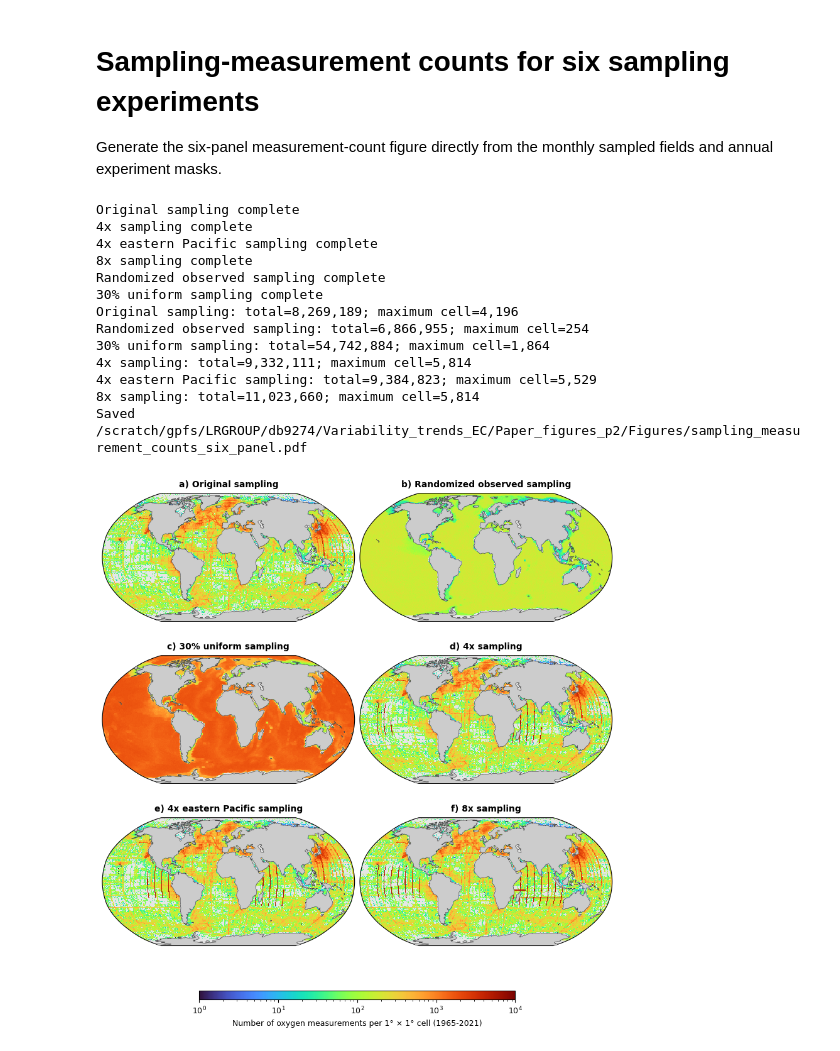
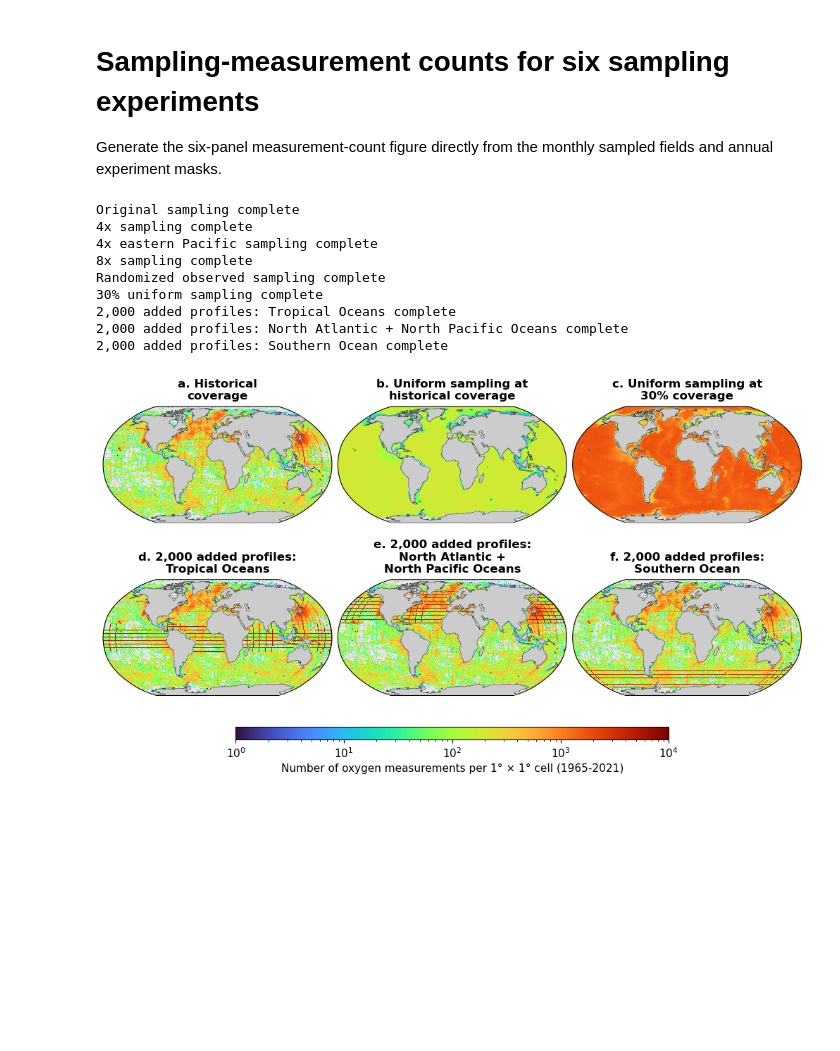
Before and after one commit to dhruvbhagtani/Historical_ocean_deoxygenation_figures, a Jupyter notebook: sampling_measurement_counts_six_panel.ipynb, the cells around one changed output. Saved outputs shown, nothing was run; the diff lists cells and outputs as text; code cells hidden in the pictures; blank space fills up the shorter version.

```diff
--- a/sampling_measurement_counts_six_panel.ipynb
+++ b/sampling_measurement_counts_six_panel.ipynb
@@ -23,11 +23,9 @@ MASKS={
 "Randomized observed sampling":ROOT/"annual_masks/annual_mask_GFDL_ESM4_r1i1p1f1_randobs.nc",
 "30% uniform sampling":ROOT/"annual_masks/annual_mask_GFDL_ESM4_r1i1p1f1_pct30.nc"}
 MONTHLY={
-"Original sampling":ORIGINAL,
-"4x sampling":ROOT/"Monthly_subsampled_fields_1965_2021/o2/o2_1x1bin_GFDL_ESM4_r1i1p1f1_ship4x.nc",
-"4x eastern Pacific sampling":ROOT/"Monthly_subsampled_fields_1965_2021/o2/o2_1x1bin_GFDL_ESM4_r1i1p1f1_ship4x_eastpac.nc",
-"8x sampling":ROOT/"Monthly_subsampled_fields_1965_2021/o2/o2_1x1bin_GFDL_ESM4_r1i1p1f1_ship8x.nc"}
+"Original sampling":ORIGINAL}
 OUT=Path("Figures/sampling_measurement_counts_six_panel.pdf")
+REGIONAL_DIR=ROOT/"Monthly_subsampled_fields_1965_2021/o2"
 
 def annual_counts(path):
     with nc.Dataset(path) as ds:
@@ -64,44 +62,49 @@ def main():
     loaded={}
     for name,path in MONTHLY.items():
         loaded[name],lat,lon=annual_counts(path); print(name,"complete")
     for name,path in MASKS.items():
         loaded[name],mlat,mlon=mask_counts(path)
         if not(np.allclose(lat,mlat) and np.allclose(lon,mlon)):raise ValueError(f"Grid mismatch: {path}")
         print(name,"complete")
-    names=["Original sampling","Randomized observed sampling","30% uniform sampling",
-           "4x sampling","4x eastern Pacific sampling","8x sampling"]
+    names=["Original sampling","Randomized observed sampling","30% uniform sampling"]
     fields=[(n,loaded[n]) for n in names]
+    regional_specs=[
+        ("2,000 added profiles: Tropical Oceans", REGIONAL_DIR/"o2_1x1bin_GFDL_ESM4_r1i1p1f1_regional_tropical_2000.nc"),
+        ("2,000 added profiles: North Atlantic + North Pacific Oceans", REGIONAL_DIR/"o2_1x1bin_GFDL_ESM4_r1i1p1f1_regional_extratropical_2000.nc"),
+        ("2,000 added profiles: Southern Ocean", REGIONAL_DIR/"o2_1x1bin_GFDL_ESM4_r1i1p1f1_regional_southern_ocean_2000.nc"),
+    ]
+    for name,path in regional_specs:
+        loaded[name],rlat,rlon=annual_counts(path)
+        if not(np.allclose(lat,rlat) and np.allclose(lon,rlon)): raise ValueError(f"Grid mismatch: {path}")
+        print(name,"complete"); fields.append((name,loaded[name]))
     positive=np.concatenate([a[a>0] for _,a in fields])
     vmin=1
     vmax=10 ** np.ceil(np.log10(positive.max()))
     norm=LogNorm(vmin=vmin,vmax=vmax); cmap=plt.colormaps["turbo"].copy(); cmap.set_bad("#e6e6e6")
-    plt.rcParams.update({"font.size":9,"axes.titlesize":10,"axes.titleweight":"bold","savefig.dpi":600,"pdf.fonttype":42})
-    fig,axs=plt.subplots(3,2,figsize=(8.2,9),subplot_kw={"projection":ccrs.Robinson(central_longitude=0)},constrained_layout=True)
-    for ax,letter,(name,a) in zip(axs.flat,"abcdef",fields):
+    plt.rcParams.update({"font.size":11,"axes.titlesize":12,"axes.labelsize":11,"xtick.labelsize":11,"ytick.labelsize":11,"axes.titleweight":"normal","savefig.dpi":600,"pdf.fonttype":42})
+    fig,axs=plt.subplots(2,3,figsize=(10,6.5),subplot_kw={"projection":ccrs.Robinson(central_longitude=0)},constrained_layout=True)
+    panel_titles=["Historical sampling","Uniform sampling\n(at historical coverage)","Uniform sampling\n(30% coverage)","Historical sampling +\n2,000 profiles in\nTropical Oceans","Historical sampling +\n2,000 profiles in\nNorth Atlantic + North\nPacific Oceans","Historical sampling +\n2,000 profiles in\nSouthern Ocean"]
+    for ax,letter,(name,a),title in zip(axs.flat,"abcdef",fields,panel_titles):
         lon_edges = edges(lon)
         lat_edges = edges(lat)
         shown = np.ma.masked_equal(a, 0)
         mesh=ax.pcolormesh(lon_edges, lat_edges, shown, transform=ccrs.PlateCarree(), cmap=cmap, norm=norm, shading="flat", rasterized=True)
         ax.add_feature(cfeature.LAND,facecolor="0.8",edgecolor="none",zorder=3); ax.coastlines(linewidth=.45,color=".25",zorder=4); ax.set_global()
-        ax.set_title(f"{letter}) {name}", pad=7)
+        ax.set_title(f"{letter}. {title}", pad=7, fontweight="bold")
     cb=fig.colorbar(mesh, ax=axs, orientation="horizontal", shrink=.62, pad=.08, aspect=35)
     cb.set_label(f"Number of oxygen measurements per 1° × 1° cell ({Y0}-{Y1})")
     OUT.parent.mkdir(exist_ok=True); fig.savefig(OUT,bbox_inches="tight",pad_inches=.03)
     for n,a in fields:print(f"{n}: total={int(a.sum()):,}; maximum cell={int(a.max()):,}")
     print(f"Saved {OUT.resolve()}")
 if __name__=="__main__":main()
 # %% [output]
 Original sampling complete
 4x sampling complete
 4x eastern Pacific sampling complete
 8x sampling complete
 Randomized observed sampling complete
 30% uniform sampling complete
-Original sampling: total=8,269,189; maximum cell=4,196
-Randomized observed sampling: total=6,866,955; maximum cell=254
-30% uniform sampling: total=54,742,884; maximum cell=1,864
-4x sampling: total=9,332,111; maximum cell=5,814
-4x eastern Pacific sampling: total=9,384,823; maximum cell=5,529
-8x sampling: total=11,023,660; maximum cell=5,814
-Saved /scratch/gpfs/LRGROUP/db9274/Variability_trends_EC/Paper_figures_p2/Figures/sampling_measurement_counts_six_panel.pdf
+2,000 added profiles: Tropical Oceans complete
+2,000 added profiles: North Atlantic + North Pacific Oceans complete
+2,000 added profiles: Southern Ocean complete
-[figure, old version]
+[figure, new version]
```
Also changed, not shown: 32 other files.
